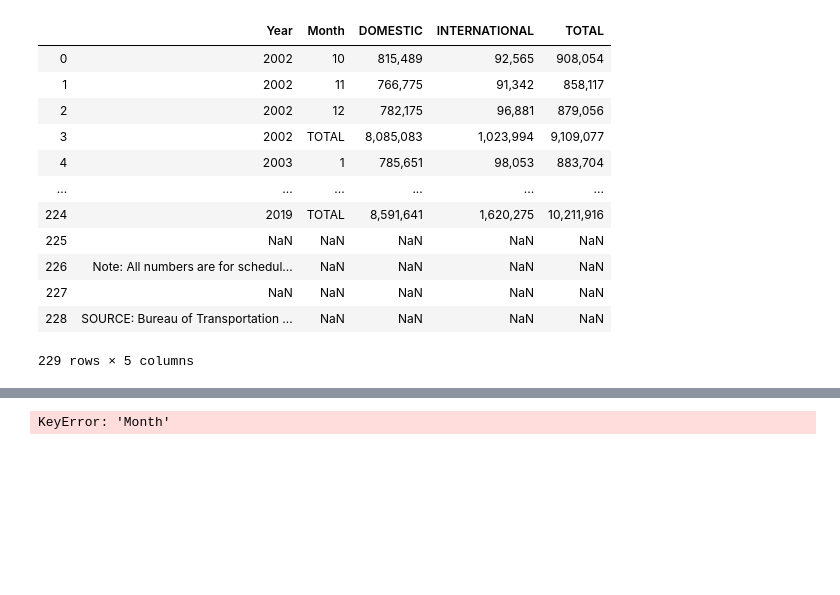
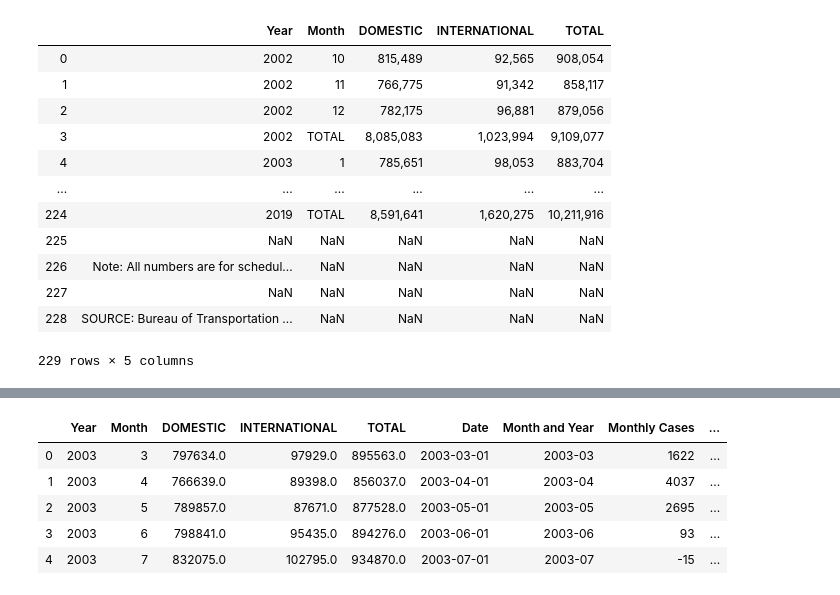
Before and after one commit to vbhakta27/group3, a Jupyter notebook: SARS.ipynb, the cells around one changed output, grey strips where cells are left out. Saved outputs shown, nothing was run; the diff lists cells and outputs as text; code cells hidden in the pictures; blank space fills up the shorter version.

```diff
--- a/SARS.ipynb
+++ b/SARS.ipynb
@@ -322,7 +323,12 @@ plt.show()
 # %%
-sars_flight_data = pd.merge(flight_data_df, SARS_summary, on='Month')
+sars_flight_data = pd.merge(flight_data_df, monthly_sars_summary, on=['Month', 'Year'])
 
 sars_flight_data
 # %% [output]
-KeyError: 'Month'
+|  | Year | Month | DOMESTIC | INTERNATIONAL | TOTAL | Date | Month and Year | Monthly Cases | ... |
+| 0 | 2003 | 3 | 797634.0 | 97929.0 | 895563.0 | 2003-03-01 | 2003-03 | 1622 | ... |
+| 1 | 2003 | 4 | 766639.0 | 89398.0 | 856037.0 | 2003-04-01 | 2003-04 | 4037 | ... |
+| 2 | 2003 | 5 | 789857.0 | 87671.0 | 877528.0 | 2003-05-01 | 2003-05 | 2695 | ... |
+| 3 | 2003 | 6 | 798841.0 | 95435.0 | 894276.0 | 2003-06-01 | 2003-06 | 93 | ... |
+| 4 | 2003 | 7 | 832075.0 | 102795.0 | 934870.0 | 2003-07-01 | 2003-07 | -15 | ... |
 # %%
```
Also changed, not shown: parts of 6 cells of this notebook, 4 other files.
